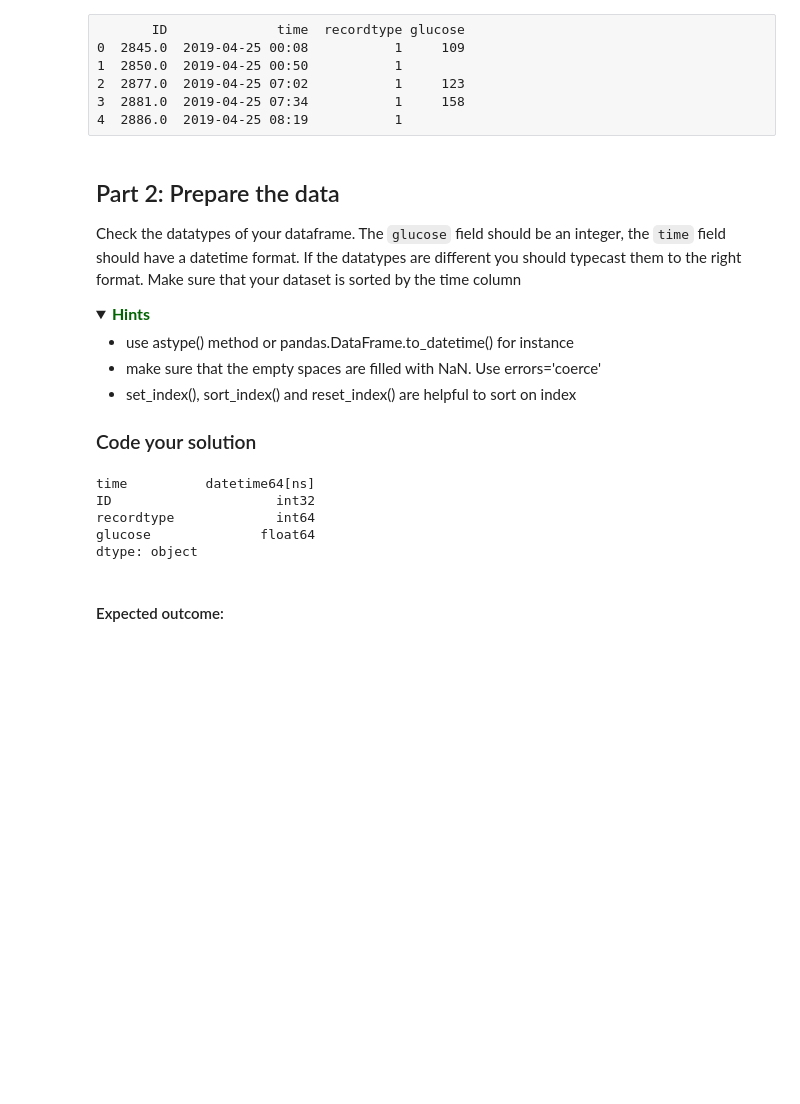
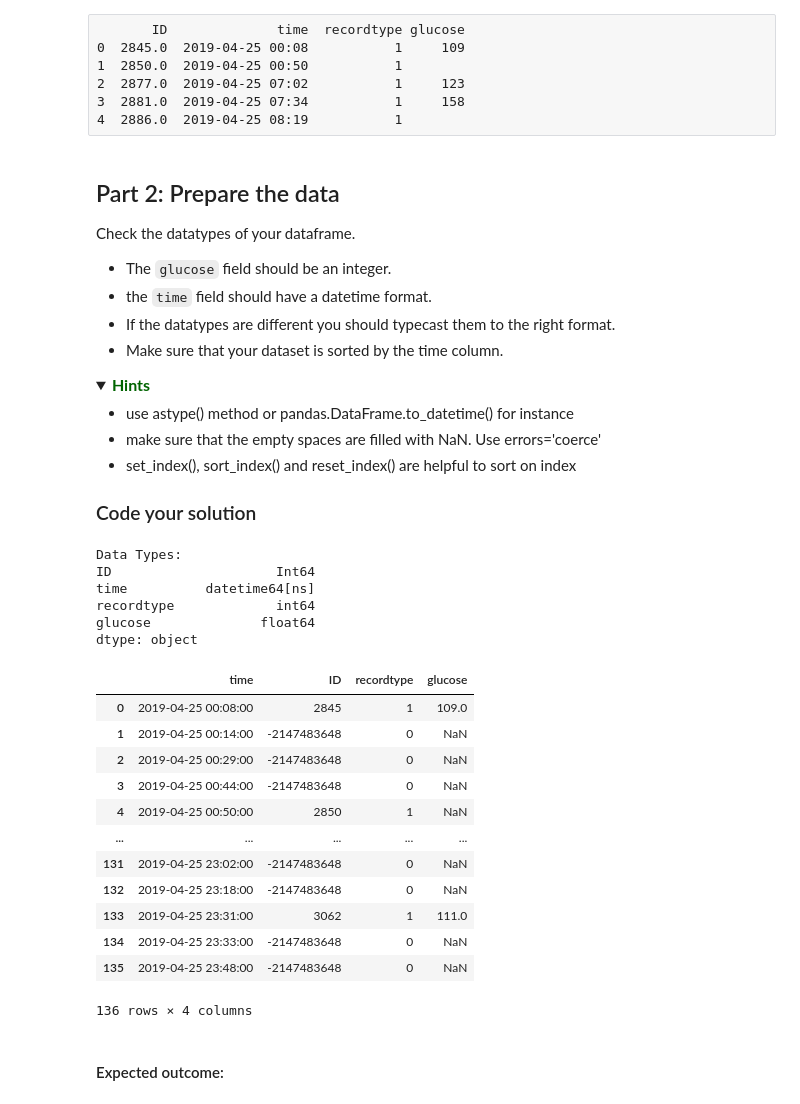
Before and after one commit to hoomanhanaei/DS_101, a Jupyter notebook: Assignment_02/Assignment_week_02.ipynb, the cells around one changed output. Saved outputs shown, nothing was run; the diff lists cells and outputs as text; code cells hidden in the pictures; folded sections open; blank space fills up the shorter version.

```diff
--- a/Assignment_02/Assignment_week_02.ipynb
+++ b/Assignment_02/Assignment_week_02.ipynb
@@ -86,8 +86,8 @@ import yaml
 # %%
 def configReader(config_path):
     """
-    explanation: This function open config,yaml file
-    and fetch the gonfigue file information
+    This function opens config.yaml file
+    and fetches the file's data.
     input: configue file path
     output: configue file
     """
@@ -112,0 +97,11 @@ df.head()
+# %%
+# Parsing the config file.
+config = configReader("../config.yaml")
+glucose = config['glucose']
+# %%
+# Loading the json file from config.
+glucose_jsn = jsn.load(open(glucose))
+
+# Creating a DataFrame from the json file.
+glucose_df = pd.read_json(glucose_jsn)
+print(glucose_df.head())
@@ -123,8 +143,11 @@ df.head()
 <a name='1'></a>
 ## Part 2: Prepare the data
 
-Check the datatypes of your dataframe. The `glucose` field should be an integer, the `time` field should have a datetime format. If the datatypes are different you should typecast them to the right format.
-Make sure that your dataset is sorted by the time column
+Check the datatypes of your dataframe.
+- The `glucose` field should be an integer.
+- the `time` field should have a datetime format.
+- If the datatypes are different you should typecast them to the right format.
+- Make sure that your dataset is sorted by the time column.
 
 
 <details>
@@ -139,19 +162,47 @@ Make sure that your dataset is sorted by the time column
 
 <a name='ex-21'></a>
 ### Code your solution
-# %%
-
-df['time'] = df['time'].astype('M')
-df['ID'] = df['ID'].astype('i')
-df['glucose'] = pd.to_numeric( df['glucose'], errors='coerce')
-df = df.set_index('time').sort_index().reset_index()
-df.dtypes
-# %% [output]
-time          datetime64[ns]
-ID                     int32
-recordtype             int64
-glucose              float64
-dtype: object
+# %%
+# Typecasting the 'time' column to datetime.
+glucose_df['time'] = pd.to_datetime(glucose_df['time'])
+
+# Typecasting the 'glucose' column to integer.
+# glucose_df['glucose'] = glucose_df['glucose'].astype(int, errors='ignore')
+glucose_df['glucose'] = pd.to_numeric(glucose_df['glucose'], errors='coerce').astype('float')
+
+# Typecasting the 'ID' column to integer.
+glucose_df['ID'] = glucose_df['ID'].astype('Int64')
+
+print(f"\nData Types:\n{glucose_df.dtypes}")
+# %% [output]
+Data Types:
+ID                     Int64
+time          datetime64[ns]
+recordtype             int64
+glucose              float64
+dtype: object
+# %%
+# Creating a copy of the DataFrame.
+ndf_glucose = glucose_df.copy()
+
+# Sorting the DataFrame by 'time'.
+ndf_glucose = ndf_glucose[['time'] + [col for col in ndf_glucose.columns if col != 'time']]
+ndf_glucose = ndf_glucose.sort_values(by='time').reset_index(drop=True)
+ndf_glucose
+# %% [output]
+|  | time | ID | recordtype | glucose |
+| 0 | 2019-04-25 00:08:00 | 2845 | 1 | 109.0 |
+| 1 | 2019-04-25 00:14:00 | -2147483648 | 0 | NaN |
+| 2 | 2019-04-25 00:29:00 | -2147483648 | 0 | NaN |
+| 3 | 2019-04-25 00:44:00 | -2147483648 | 0 | NaN |
+| 4 | 2019-04-25 00:50:00 | 2850 | 1 | NaN |
+| ... | ... | ... | ... | ... |
+| 131 | 2019-04-25 23:02:00 | -2147483648 | 0 | NaN |
+| 132 | 2019-04-25 23:18:00 | -2147483648 | 0 | NaN |
+| 133 | 2019-04-25 23:31:00 | 3062 | 1 | 111.0 |
+| 134 | 2019-04-25 23:33:00 | -2147483648 | 0 | NaN |
+| 135 | 2019-04-25 23:48:00 | -2147483648 | 0 | NaN |
+136 rows × 4 columns
 # %% [markdown]
 #### Expected outcome:
 # %% [raw]
```
Also changed, not shown: parts of 7 cells of this notebook.
